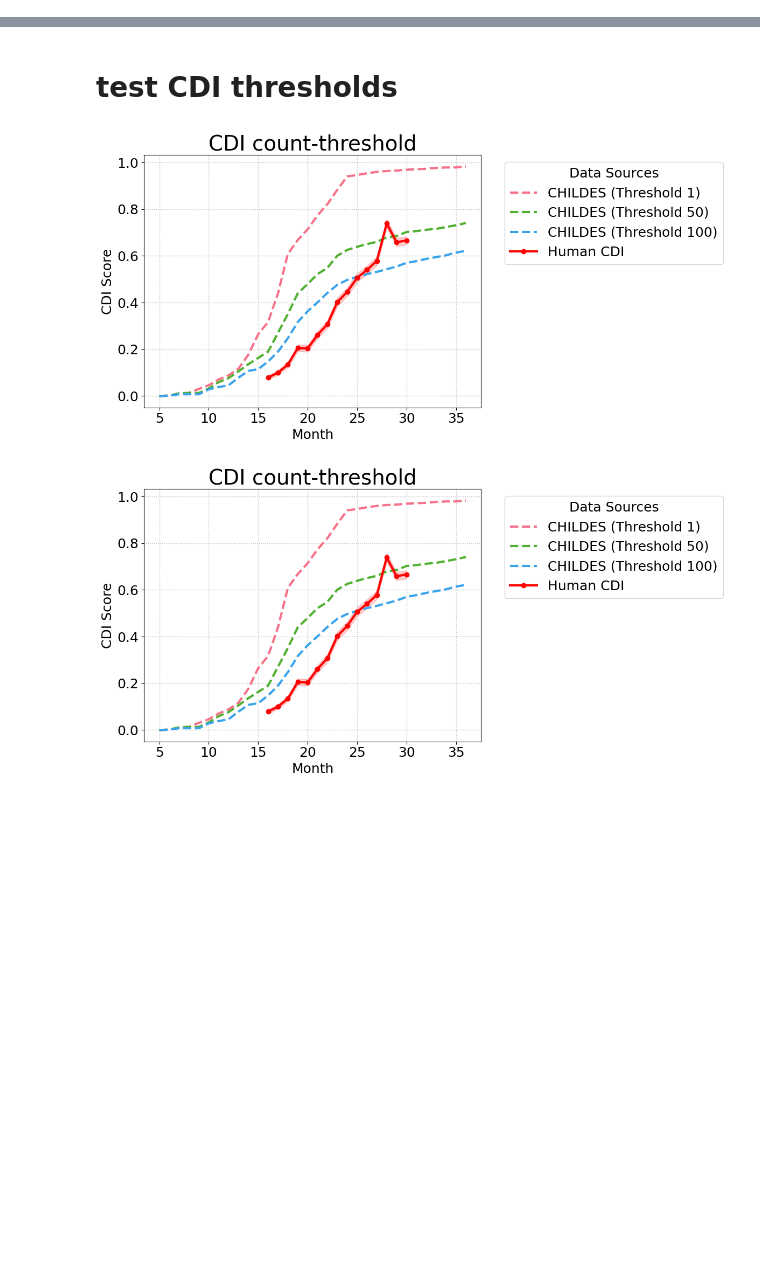
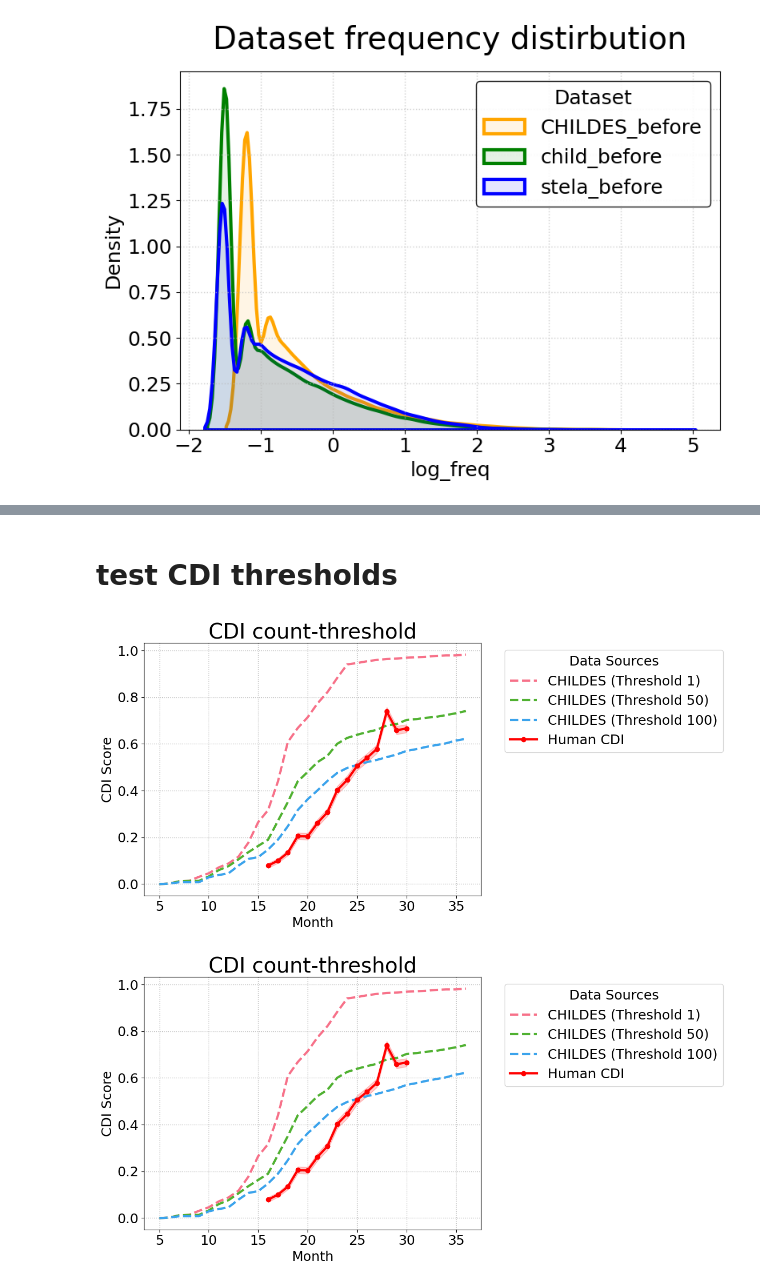
Before and after one commit to nhamilakis/Lexical-benchmark, a Jupyter notebook: notebooks/paper_fig.ipynb, the cells around one changed output, grey strips where cells are left out. Saved outputs shown, nothing was run; the diff lists cells and outputs as text; code cells hidden in the pictures; blank space fills up the shorter version.

Commit message:
update figures

```diff
--- a/notebooks/paper_fig.ipynb
+++ b/notebooks/paper_fig.ipynb
@@ -22,7 +24,12 @@ class PlotSettings:
 
     LINESTYLES: dict[str, str] = {"CHILDES": "-", "child": "-", "LSTM": "-", "trans": "-."}
 
-    DEFAULTS = {"label_fontsize": 18, "linewidth": 3, "title_fontsize": 28, "grid_color": "#bbbbbb", "figsize": (12, 6)}
+    DEFAULTS = {"label_fontsize": 18, "linewidth": 3, "title_fontsize": 28, "grid_color": "#bbbbbb", "figsize": (8, 6),"default_fill_alpha": 0.25}
+
+    FILL_ALPHA: dict[str, float] = {
+        "before": 0.1,
+        "after": 0.9,
+    }
 
     @classmethod
     def configure_plot(cls, title: str = None, model: str = None) -> None:
@@ -71,0 +91,26 @@ def extract_style(text: str) -> str:
+# %%
+# load file
+file_root = "/Users/jliu/workspace/lexical_bencmark/dataset/CDI"
+# all the raw datasets
+childes = pd.read_csv(f"{file_root}/childes_adult.csv")
+childes["freq"] = (childes["count"] / childes["count"].sum()) * 1_000_000
+childes["log_freq"] = np.log10(childes["freq"] + 1e-10)
+
+stela = pd.read_csv(f"{file_root}/stela_bm_60_00.csv")
+stela["freq"] = (stela["count"] / stela["count"].sum()) * 1_000_000
+stela["log_freq"] = np.log10(stela["freq"] + 1e-10)
+
+
+child_realistic = pd.read_csv(f"{file_root}/childrealistic_bm_60_00.csv")
+child_realistic["freq"] = (child_realistic["count"] / child_realistic["count"].sum()) * 1_000_000
+child_realistic["log_freq"] = np.log10(child_realistic["freq"] + 1e-10)
+
+# all the matched files
+human_cdi = pd.read_csv(f"{file_root}/cdi_childes.csv")
+human_cdi = get_freq(human_cdi,childes)
+
+stela_cdi = pd.read_csv(f"{file_root}/machine.csv")
+stela_cdi = get_freq(stela_cdi,stela)
+
+realistic_cdi = pd.read_csv(f"{file_root}/human_realistic.csv")
+realistic_cdi = get_freq(realistic_cdi,child_realistic )
@@ -71,0 +213,7 @@ def extract_style(text: str) -> str:
+# %%
+# plot the original distirbution
+dataframes = {"CHILDES_before": childes, "child_before": child_realistic, "stela_before": stela}
+# Test both plot types
+plot_distributions(dataframes, "log_freq", kind="kde", title="Dataset frequency distirbution")
+# %% [output]
+[figure, added]
```
Also changed, not shown: parts of 10 cells of this notebook, 1 other file.
